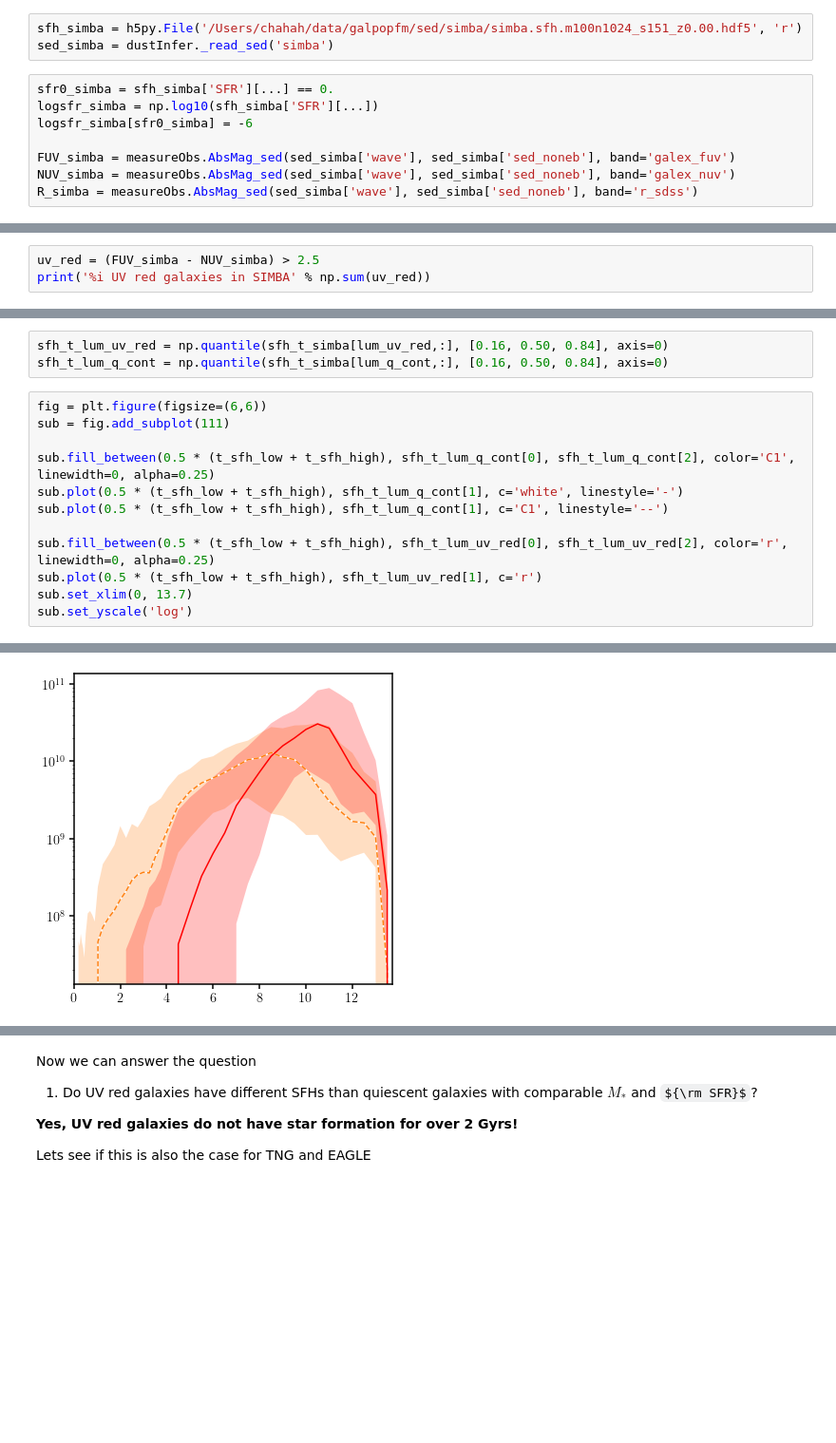
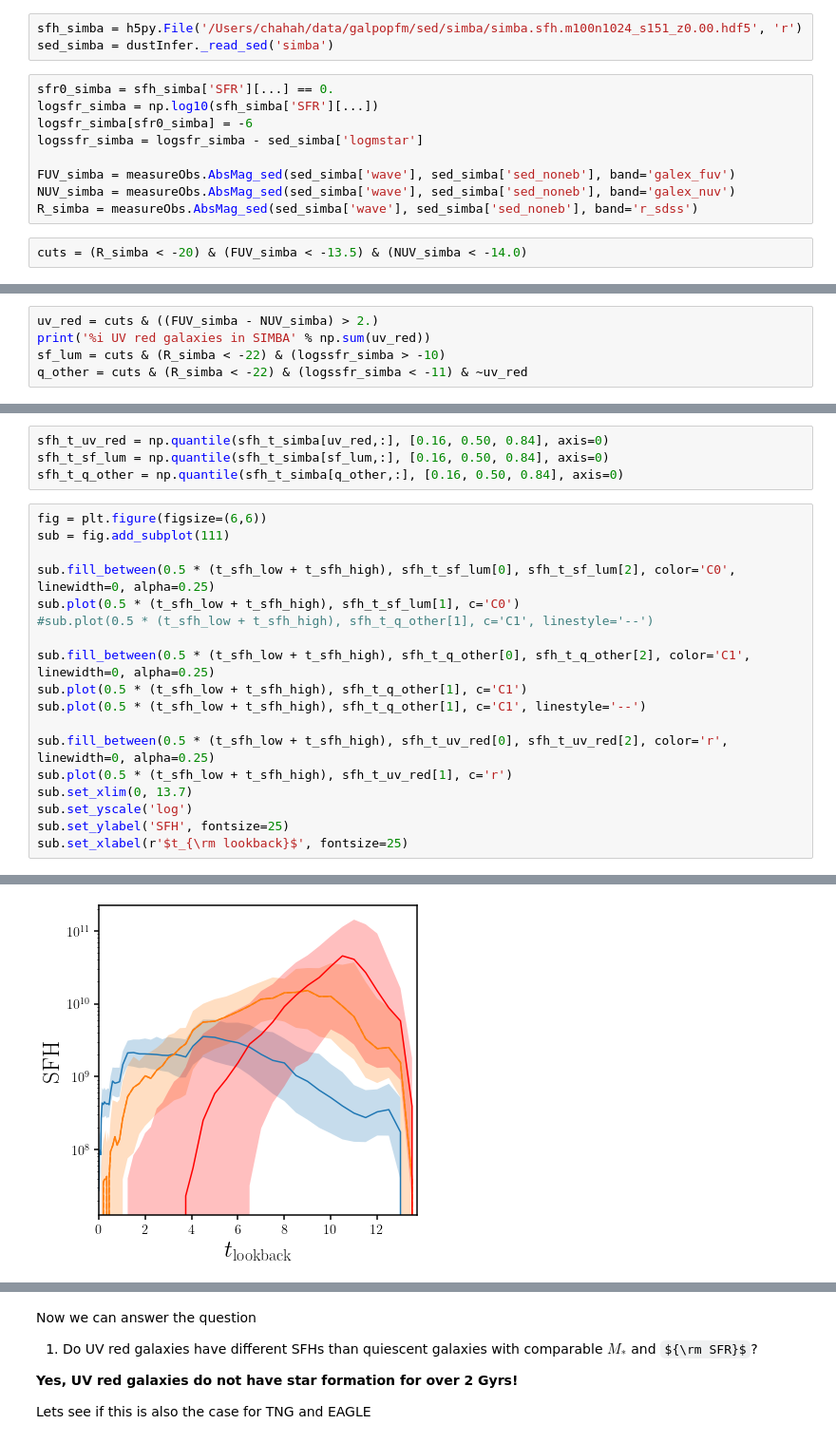
Before and after one commit to IQcollaboratory/galpopFM, a Jupyter notebook: nb/uv_red_sfh.ipynb, the cells around one changed output, grey strips where cells are left out. Shown at 95% size. Cells and saved outputs as stored; diff of their text form; some formulas as TeX source; blank space fills up the shorter version.

```diff
--- a/nb/uv_red_sfh.ipynb
+++ b/nb/uv_red_sfh.ipynb
@@ -35,7 +35,10 @@ sed_simba = dustInfer._read_sed('simba')
 sfr0_simba = sfh_simba['SFR'][...] == 0.
 logsfr_simba = np.log10(sfh_simba['SFR'][...])
 logsfr_simba[sfr0_simba] = -6
+logssfr_simba = logsfr_simba - sed_simba['logmstar']
 
 FUV_simba = measureObs.AbsMag_sed(sed_simba['wave'], sed_simba['sed_noneb'], band='galex_fuv')
 NUV_simba = measureObs.AbsMag_sed(sed_simba['wave'], sed_simba['sed_noneb'], band='galex_nuv')
 R_simba = measureObs.AbsMag_sed(sed_simba['wave'], sed_simba['sed_noneb'], band='r_sdss')
+# %%
+cuts = (R_simba < -20) & (FUV_simba < -13.5) & (NUV_simba < -14.0)
@@ -42,4 +48,6 @@ R_simba = measureObs.AbsMag_sed(sed_simba['wave'], sed_simba['sed_noneb'], band=
 # %%
-uv_red = (FUV_simba - NUV_simba) > 2.5
+uv_red = cuts & ((FUV_simba - NUV_simba) > 2.)
 print('%i UV red galaxies in SIMBA' % np.sum(uv_red))
+sf_lum = cuts & (R_simba < -22) & (logssfr_simba > -10)
+q_other = cuts & (R_simba < -22) & (logssfr_simba < -11) & ~uv_red
 # %% [output]
@@ -80,16 +73,23 @@ sfh_t_simba = np.sum(sfh_simba['StarMassFormed_in_metal_age_Bin'], axis=1)
 # %%
-sfh_t_lum_uv_red = np.quantile(sfh_t_simba[lum_uv_red,:], [0.16, 0.50, 0.84], axis=0)
-sfh_t_lum_q_cont = np.quantile(sfh_t_simba[lum_q_cont,:], [0.16, 0.50, 0.84], axis=0)
+sfh_t_uv_red = np.quantile(sfh_t_simba[uv_red,:], [0.16, 0.50, 0.84], axis=0)
+sfh_t_sf_lum = np.quantile(sfh_t_simba[sf_lum,:], [0.16, 0.50, 0.84], axis=0)
+sfh_t_q_other = np.quantile(sfh_t_simba[q_other,:], [0.16, 0.50, 0.84], axis=0)
 # %%
 fig = plt.figure(figsize=(6,6))
 sub = fig.add_subplot(111)
 
-sub.fill_between(0.5 * (t_sfh_low + t_sfh_high), sfh_t_lum_q_cont[0], sfh_t_lum_q_cont[2], color='C1', linewidth=0, alpha=0.25)
-sub.plot(0.5 * (t_sfh_low + t_sfh_high), sfh_t_lum_q_cont[1], c='white', linestyle='-')
-sub.plot(0.5 * (t_sfh_low + t_sfh_high), sfh_t_lum_q_cont[1], c='C1', linestyle='--')
+sub.fill_between(0.5 * (t_sfh_low + t_sfh_high), sfh_t_sf_lum[0], sfh_t_sf_lum[2], color='C0', linewidth=0, alpha=0.25)
+sub.plot(0.5 * (t_sfh_low + t_sfh_high), sfh_t_sf_lum[1], c='C0')
+#sub.plot(0.5 * (t_sfh_low + t_sfh_high), sfh_t_q_other[1], c='C1', linestyle='--')
 
-sub.fill_between(0.5 * (t_sfh_low + t_sfh_high), sfh_t_lum_uv_red[0], sfh_t_lum_uv_red[2], color='r', linewidth=0, alpha=0.25)
-sub.plot(0.5 * (t_sfh_low + t_sfh_high), sfh_t_lum_uv_red[1], c='r')
+sub.fill_between(0.5 * (t_sfh_low + t_sfh_high), sfh_t_q_other[0], sfh_t_q_other[2], color='C1', linewidth=0, alpha=0.25)
+sub.plot(0.5 * (t_sfh_low + t_sfh_high), sfh_t_q_other[1], c='C1')
+sub.plot(0.5 * (t_sfh_low + t_sfh_high), sfh_t_q_other[1], c='C1', linestyle='--')
+
+sub.fill_between(0.5 * (t_sfh_low + t_sfh_high), sfh_t_uv_red[0], sfh_t_uv_red[2], color='r', linewidth=0, alpha=0.25)
+sub.plot(0.5 * (t_sfh_low + t_sfh_high), sfh_t_uv_red[1], c='r')
 sub.set_xlim(0, 13.7)
 sub.set_yscale('log')
+sub.set_ylabel('SFH', fontsize=25)
+sub.set_xlabel(r'$t_{\rm lookback}$', fontsize=25)
 # %% [output]
@@ -96,2 +97,2 @@ sub.set_yscale('log')
-[figure, old version]
+[figure, new version]
 # %%
```
Also changed, not shown: parts of 26 cells of this notebook.
